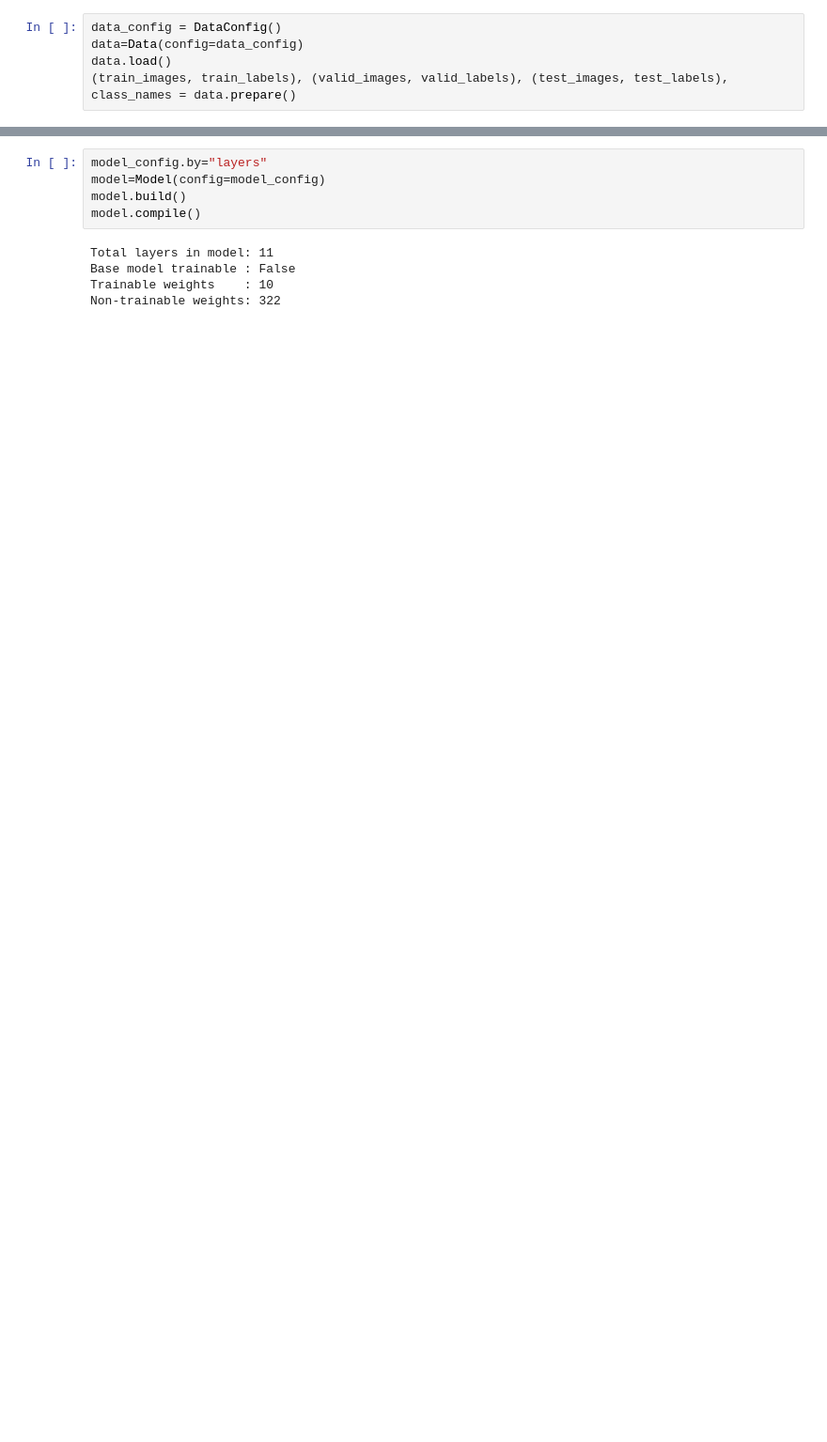
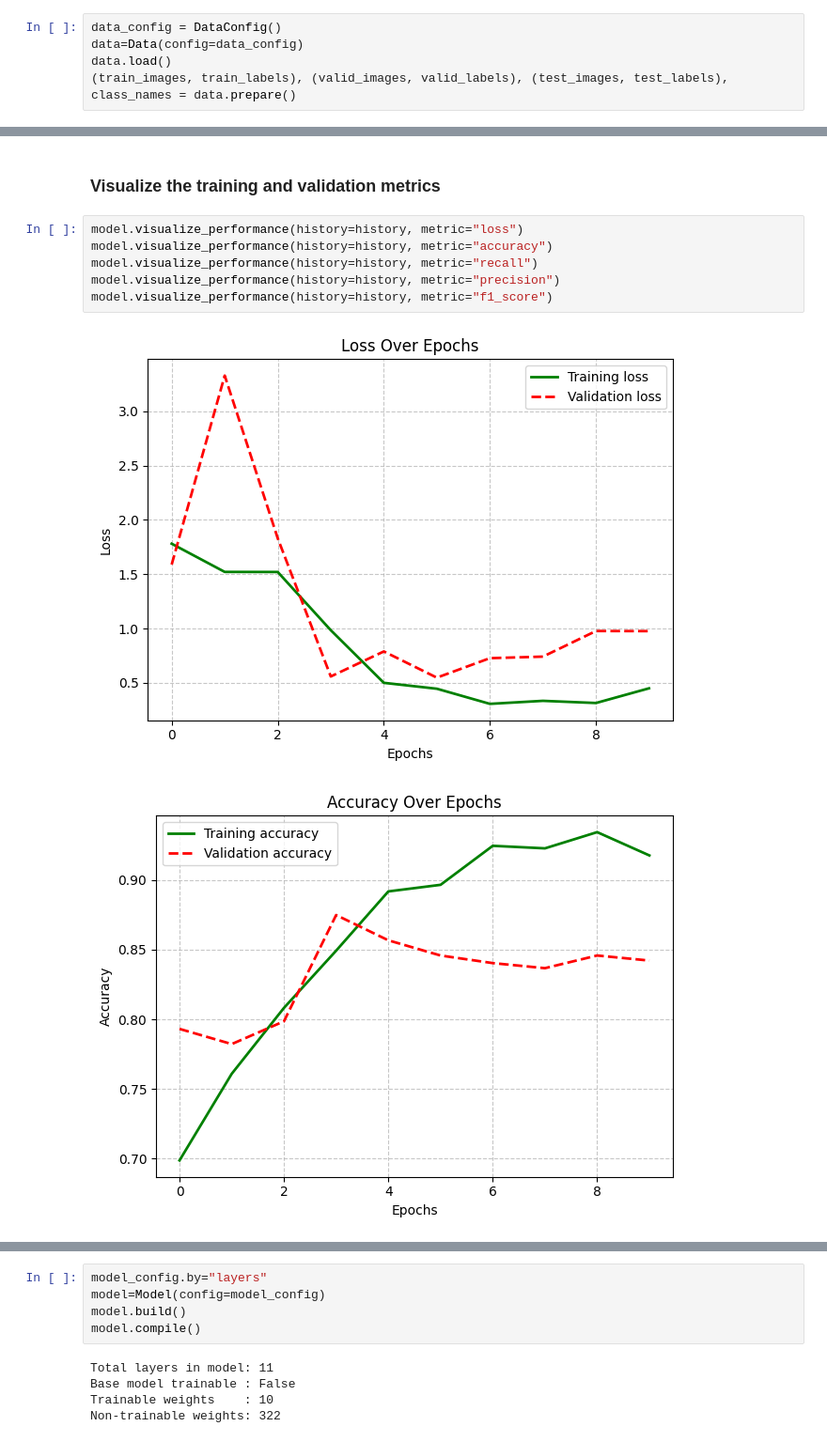
Before and after one commit to IsmaelMousa/playing-with-transfer-learning, a Jupyter notebook: resnet50.ipynb, the cells around one changed output, grey strips where cells are left out. Shown at 94% size. Saved outputs shown, nothing was run; the diff lists cells and outputs as text; blank space fills up the shorter version.

```diff
--- a/resnet50.ipynb
+++ b/resnet50.ipynb
@@ -90,0 +93,11 @@ Epoch 10/10
+# %% [markdown]
+### Visualize the training and validation metrics
+# %%
+model.visualize_performance(history=history, metric="loss")
+model.visualize_performance(history=history, metric="accuracy")
+model.visualize_performance(history=history, metric="recall")
+model.visualize_performance(history=history, metric="precision")
+model.visualize_performance(history=history, metric="f1_score")
+# %% [output]
+[figure, added]
+[figure, added]
```
Also changed, not shown: parts of 34 cells of this notebook, 2 other files.
